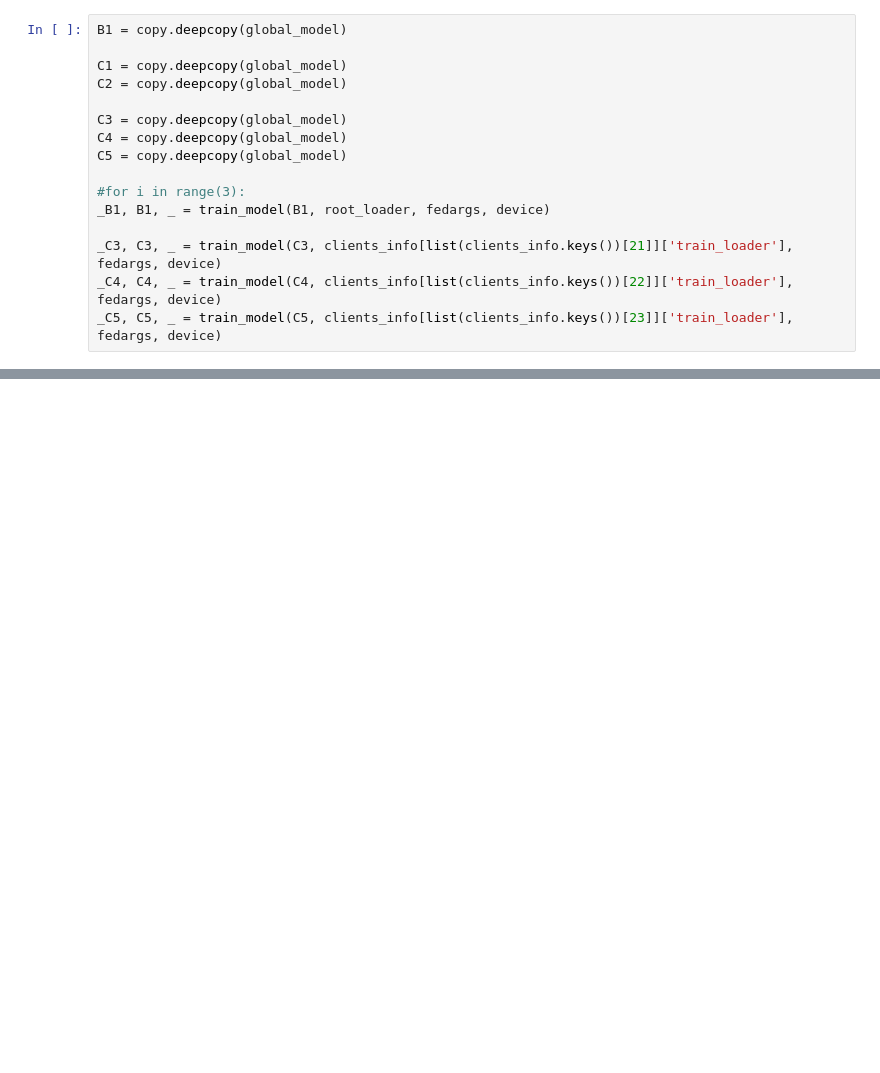
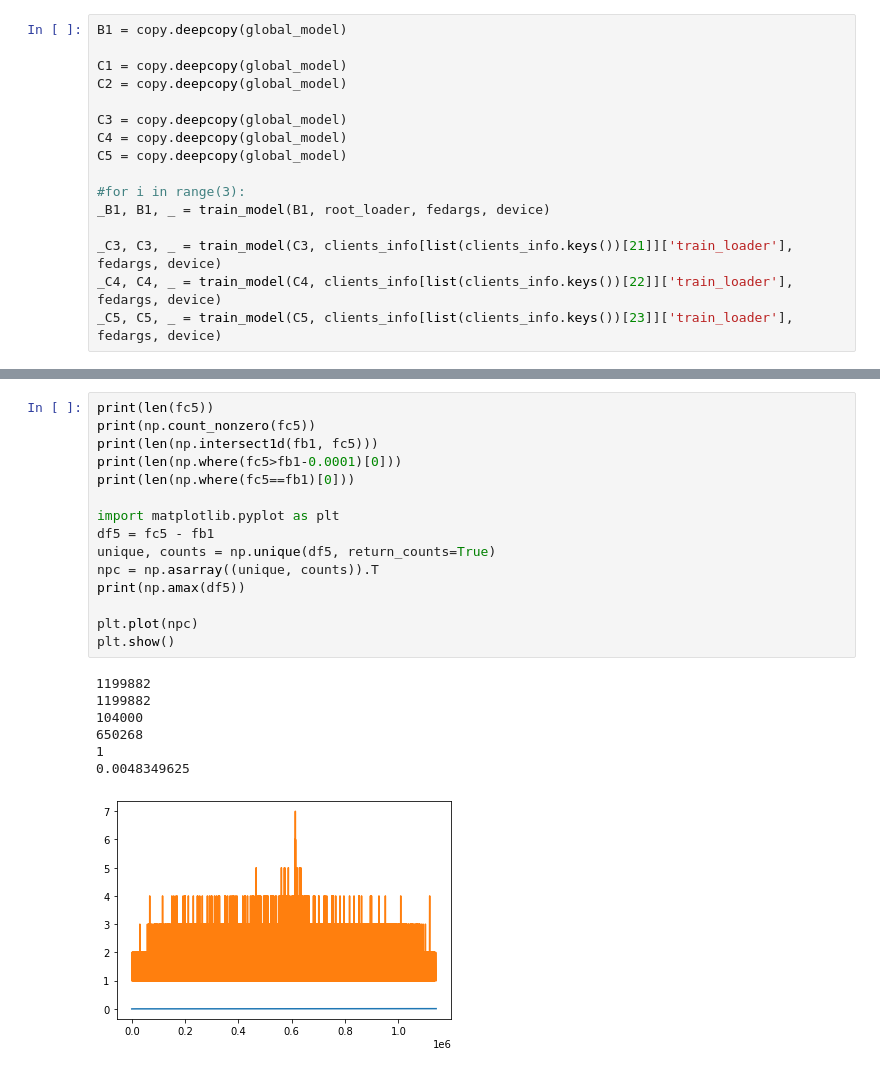
Before and after one commit to AgroFed/fl, a Jupyter notebook: src/worker/cosine.ipynb, the cells around one changed output, grey strips where cells are left out. Cells and saved outputs as stored; diff of their text form; blank space fills up the shorter version.

```diff
--- a/src/worker/cosine.ipynb
+++ b/src/worker/cosine.ipynb
@@ -216,0 +290,23 @@ print(cs1, cs5)
+# %%
+print(len(fc5))
+print(np.count_nonzero(fc5))
+print(len(np.intersect1d(fb1, fc5)))
+print(len(np.where(fc5>fb1-0.0001)[0]))
+print(len(np.where(fc5==fb1)[0]))
+
+import matplotlib.pyplot as plt
+df5 = fc5 - fb1
+unique, counts = np.unique(df5, return_counts=True)
+npc = np.asarray((unique, counts)).T
+print(np.amax(df5))
+
+plt.plot(npc)
+plt.show()
+# %% [output]
+1199882
+1199882
+104000
+650268
+1
+0.0048349625
+[figure, added]
```
Also changed, not shown: parts of 7 cells of this notebook, 1 other file.
